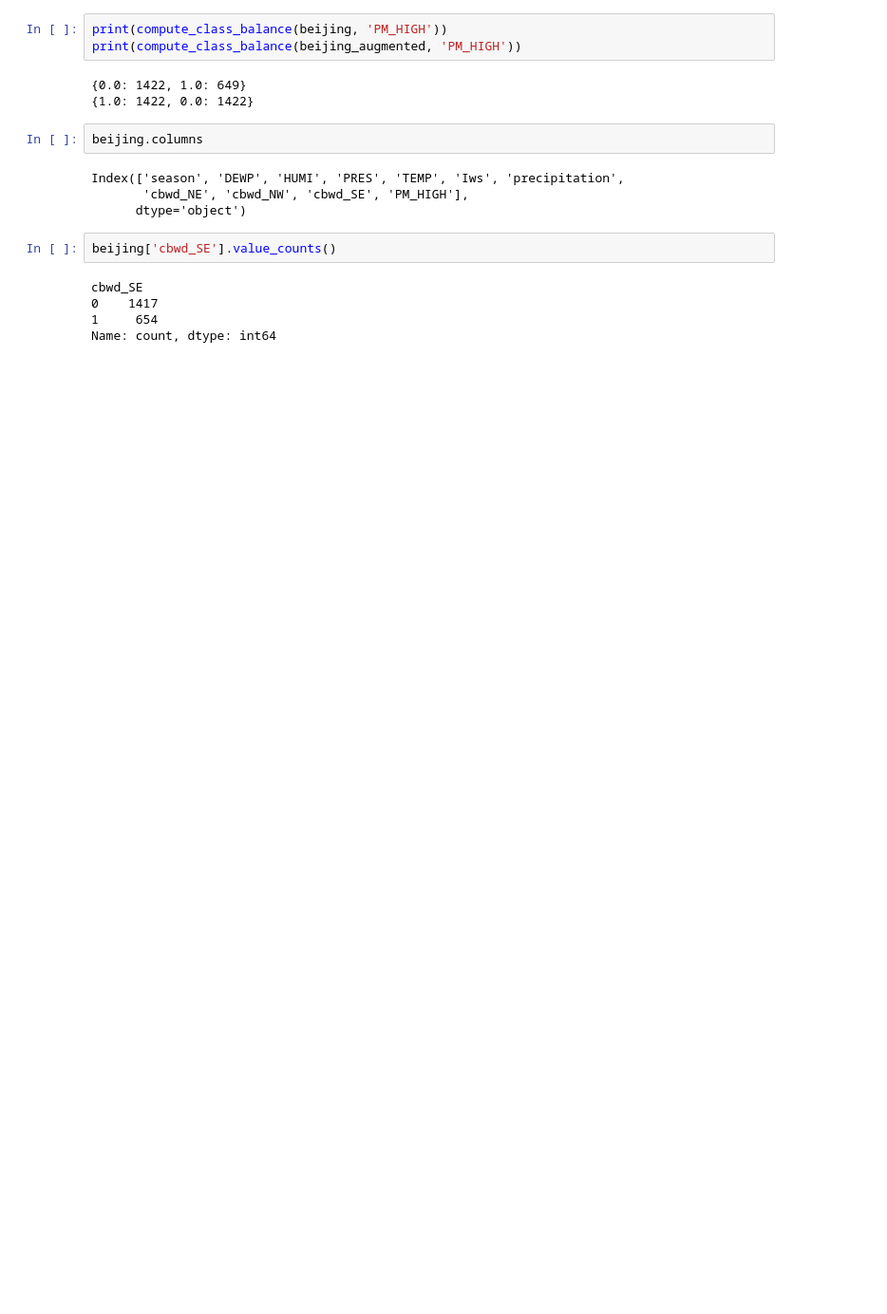
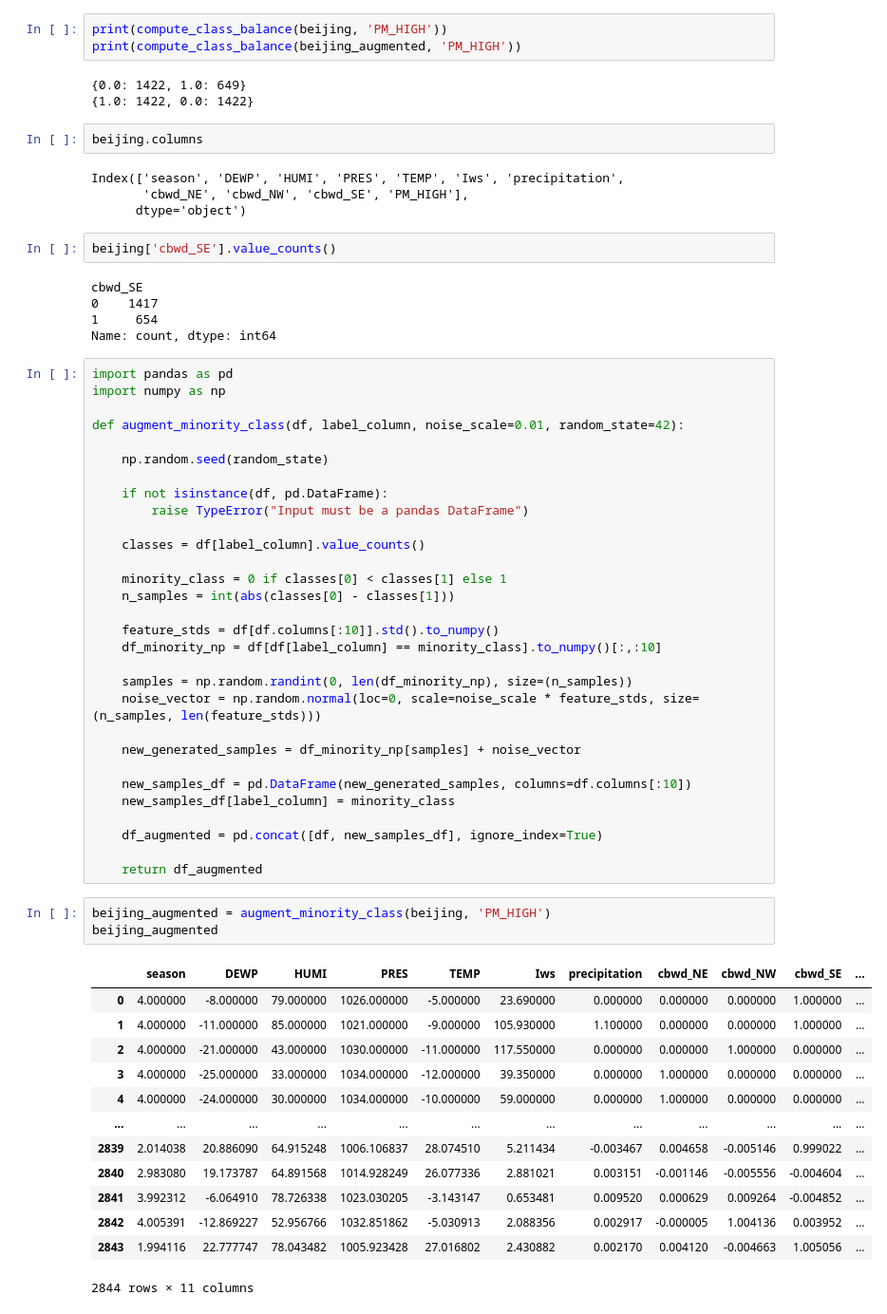
Before and after one commit to RoccoGiampetruzzi/Pollution-Predictor, a Jupyter notebook: notebook_2.ipynb, the cells around one changed output. Shown at 95% size. Saved outputs shown, nothing was run; the diff lists cells and outputs as text; blank space fills up the shorter version.

Commit message:
different augmentation method - noise shift

```diff
--- a/notebook_2.ipynb
+++ b/notebook_2.ipynb
@@ -319,3 +319,50 @@ cbwd_SE
 0    1417
 1     654
 Name: count, dtype: int64
+# %%
+import pandas as pd
+import numpy as np
+
+def augment_minority_class(df, label_column, noise_scale=0.01, random_state=42):
+
+    np.random.seed(random_state)
+
+    if not isinstance(df, pd.DataFrame):
+        raise TypeError("Input must be a pandas DataFrame")
+
+    classes = df[label_column].value_counts()
+
+    minority_class = 0 if classes[0] < classes[1] else 1
+    n_samples = int(abs(classes[0] - classes[1]))
+
+    feature_stds = df[df.columns[:10]].std().to_numpy()
+    df_minority_np = df[df[label_column] == minority_class].to_numpy()[:,:10]
+
+    samples = np.random.randint(0, len(df_minority_np), size=(n_samples))
+    noise_vector = np.random.normal(loc=0, scale=noise_scale * feature_stds, size=(n_samples, len(feature_stds)))
+
+    new_generated_samples = df_minority_np[samples] + noise_vector
+
+    new_samples_df = pd.DataFrame(new_generated_samples, columns=df.columns[:10])
+    new_samples_df[label_column] = minority_class
+
+    df_augmented = pd.concat([df, new_samples_df], ignore_index=True)
+
+    return df_augmented
+# %%
+beijing_augmented = augment_minority_class(beijing, 'PM_HIGH')
+beijing_augmented
+# %% [output]
+|  | season | DEWP | HUMI | PRES | TEMP | Iws | precipitation | cbwd_NE | cbwd_NW | cbwd_SE | ... |
+| 0 | 4.000000 | -8.000000 | 79.000000 | 1026.000000 | -5.000000 | 23.690000 | 0.000000 | 0.000000 | 0.000000 | 1.000000 | ... |
+| 1 | 4.000000 | -11.000000 | 85.000000 | 1021.000000 | -9.000000 | 105.930000 | 1.100000 | 0.000000 | 0.000000 | 1.000000 | ... |
+| 2 | 4.000000 | -21.000000 | 43.000000 | 1030.000000 | -11.000000 | 117.550000 | 0.000000 | 0.000000 | 1.000000 | 0.000000 | ... |
+| 3 | 4.000000 | -25.000000 | 33.000000 | 1034.000000 | -12.000000 | 39.350000 | 0.000000 | 1.000000 | 0.000000 | 0.000000 | ... |
+| 4 | 4.000000 | -24.000000 | 30.000000 | 1034.000000 | -10.000000 | 59.000000 | 0.000000 | 1.000000 | 0.000000 | 0.000000 | ... |
+| ... | ... | ... | ... | ... | ... | ... | ... | ... | ... | ... | ... |
+| 2839 | 2.014038 | 20.886090 | 64.915248 | 1006.106837 | 28.074510 | 5.211434 | -0.003467 | 0.004658 | -0.005146 | 0.999022 | ... |
+| 2840 | 2.983080 | 19.173787 | 64.891568 | 1014.928249 | 26.077336 | 2.881021 | 0.003151 | -0.001146 | -0.005556 | -0.004604 | ... |
+| 2841 | 3.992312 | -6.064910 | 78.726338 | 1023.030205 | -3.143147 | 0.653481 | 0.009520 | 0.000629 | 0.009264 | -0.004852 | ... |
+| 2842 | 4.005391 | -12.869227 | 52.956766 | 1032.851862 | -5.030913 | 2.088356 | 0.002917 | -0.000005 | 1.004136 | 0.003952 | ... |
+| 2843 | 1.994116 | 22.777747 | 78.043482 | 1005.923428 | 27.016802 | 2.430882 | 0.002170 | 0.004120 | -0.004663 | 1.005056 | ... |
+2844 rows × 11 columns
```
Also changed, not shown: parts of 9 cells of this notebook.
